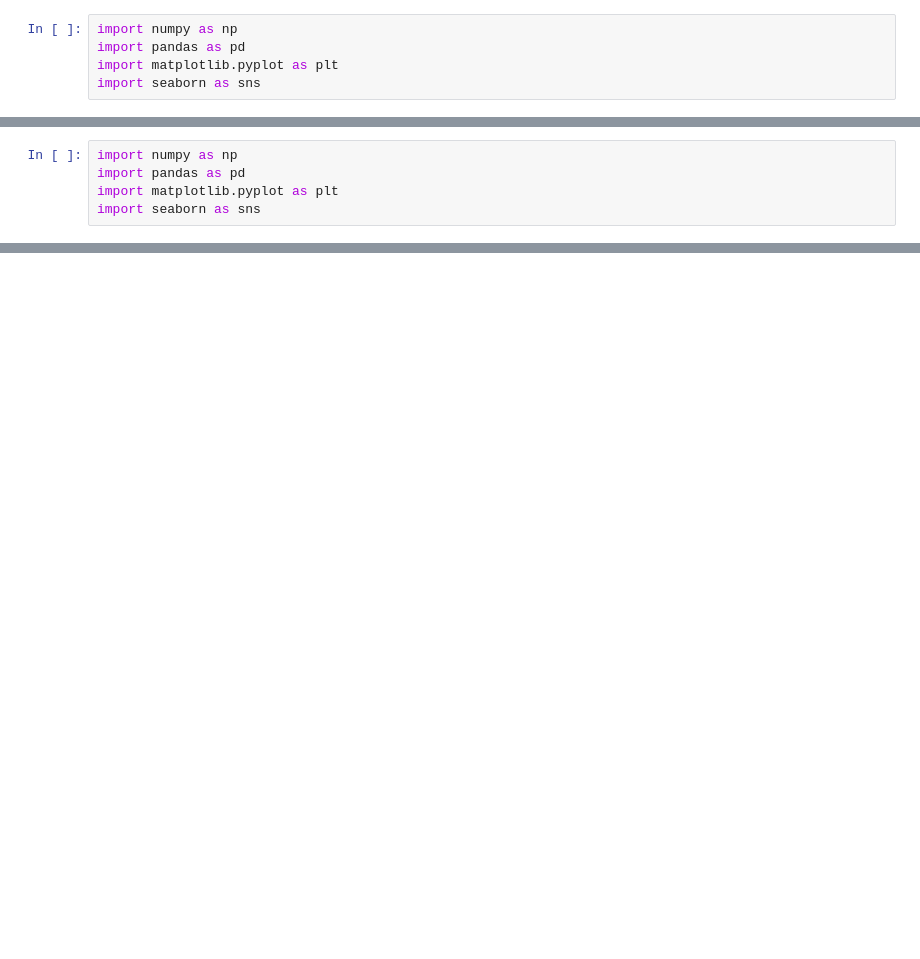
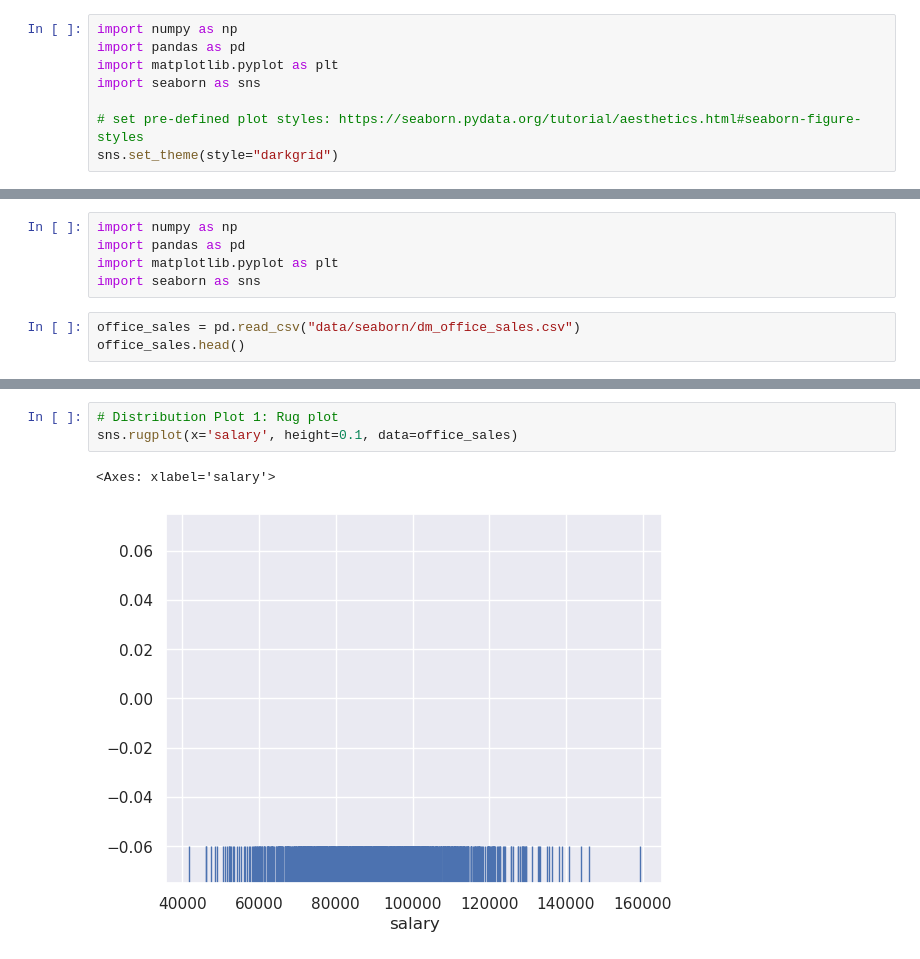
Before and after one commit to Cotidie/STEADY, a Jupyter notebook: knowledge/data-science/03-seaborn.ipynb, the cells around one changed output, grey strips where cells are left out. Cells and saved outputs as stored; diff of their text form; blank space fills up the shorter version.

Commit message:
Data Science: seaborn exercise

```diff
--- a/knowledge/data-science/03-seaborn.ipynb
+++ b/knowledge/data-science/03-seaborn.ipynb
@@ -16,6 +20,9 @@ import numpy as np
 import pandas as pd
 import matplotlib.pyplot as plt
 import seaborn as sns
+
+# set pre-defined plot styles: https://seaborn.pydata.org/tutorial/aesthetics.html#seaborn-figure-styles
+sns.set_theme(style="darkgrid")
 # %%
 df = pd.read_csv("data/seaborn/dm_office_sales.csv")
 df.info()
@@ -65,3 +75,6 @@ import numpy as np
 import pandas as pd
 import matplotlib.pyplot as plt
 import seaborn as sns
+# %%
+office_sales = pd.read_csv("data/seaborn/dm_office_sales.csv")
+office_sales.head()
@@ -67,0 +88,6 @@ import seaborn as sns
+# %%
+# Distribution Plot 1: Rug plot
+sns.rugplot(x='salary', height=0.1, data=office_sales)
+# %% [output]
+<Axes: xlabel='salary'>
+[figure, added]
```
Also changed, not shown: parts of 25 cells of this notebook, 5 other files.
